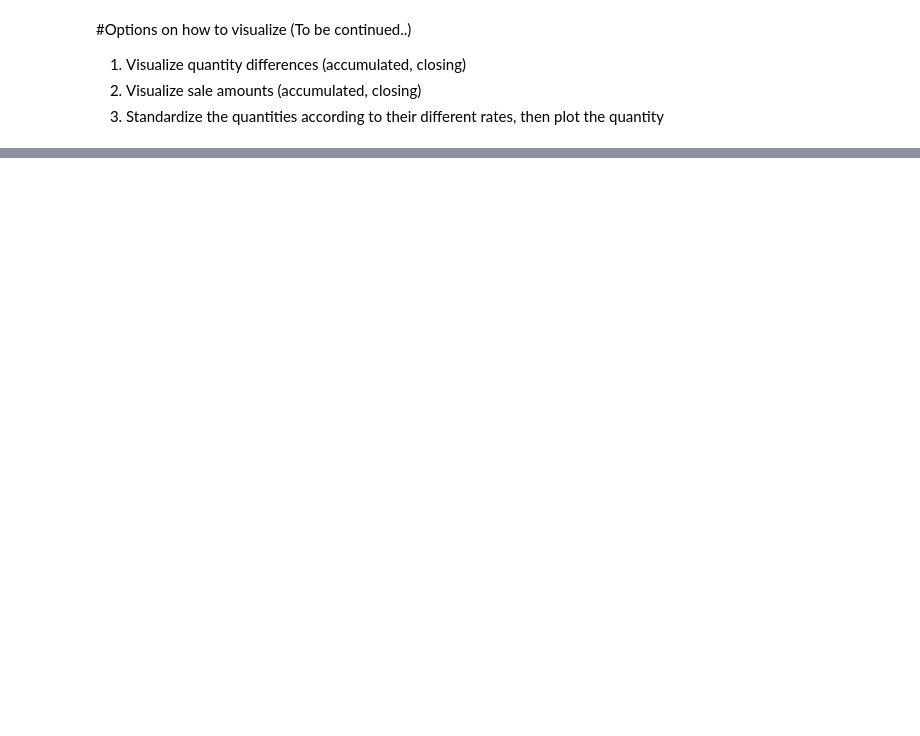
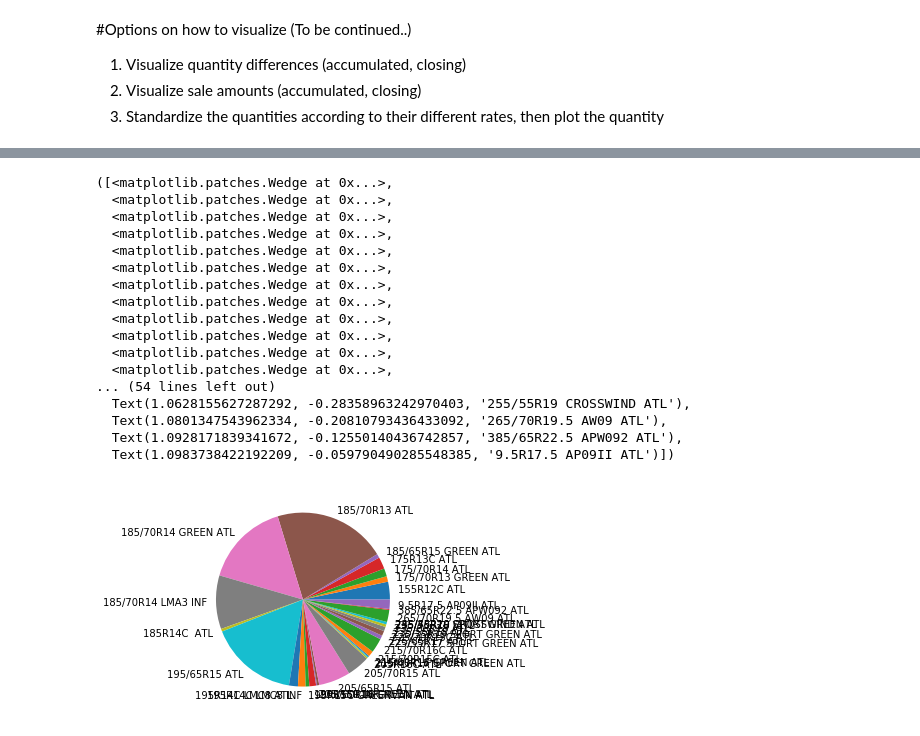
Before and after one commit to Soph-ie/AtlasTyres, a Jupyter notebook: Atlas_tyres.ipynb, the cells around one changed output, grey strips where cells are left out. Saved outputs shown, nothing was run; the diff lists cells and outputs as text; code cells hidden in the pictures; blank space fills up the shorter version.

```diff
--- a/Atlas_tyres.ipynb
+++ b/Atlas_tyres.ipynb
@@ -202,0 +204,21 @@ display_all(df.head(5))
+# %%
+plt.pie(df['OUT_quantity'], labels=df['Tyre_type'])
+# %% [output]
+([<matplotlib.patches.Wedge at 0x...>,
+  <matplotlib.patches.Wedge at 0x...>,
+  <matplotlib.patches.Wedge at 0x...>,
+  <matplotlib.patches.Wedge at 0x...>,
+  <matplotlib.patches.Wedge at 0x...>,
+  <matplotlib.patches.Wedge at 0x...>,
+  <matplotlib.patches.Wedge at 0x...>,
+  <matplotlib.patches.Wedge at 0x...>,
+  <matplotlib.patches.Wedge at 0x...>,
+  <matplotlib.patches.Wedge at 0x...>,
+  <matplotlib.patches.Wedge at 0x...>,
+  <matplotlib.patches.Wedge at 0x...>,
+... (54 lines left out)
+  Text(1.0628155627287292, -0.28358963242970403, '255/55R19 CROSSWIND ATL'),
+  Text(1.0801347543962334, -0.20810793436433092, '265/70R19.5 AW09 ATL'),
+  Text(1.0928171839341672, -0.12550140436742857, '385/65R22.5 APW092 ATL'),
+  Text(1.0983738422192209, -0.059790490285548385, '9.5R17.5 AP09II ATL')])
+[figure, added]
```
Also changed, not shown: parts of 13 cells of this notebook.
